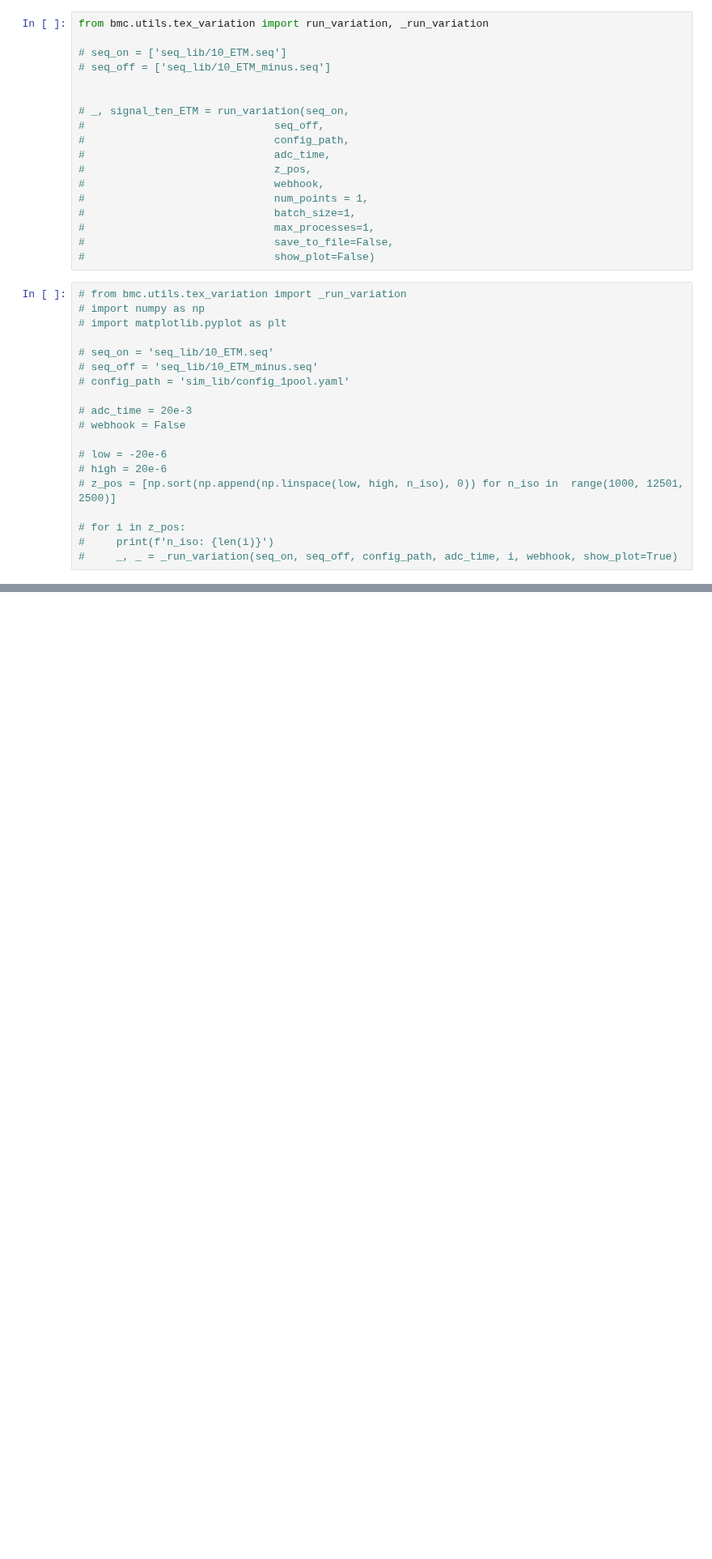
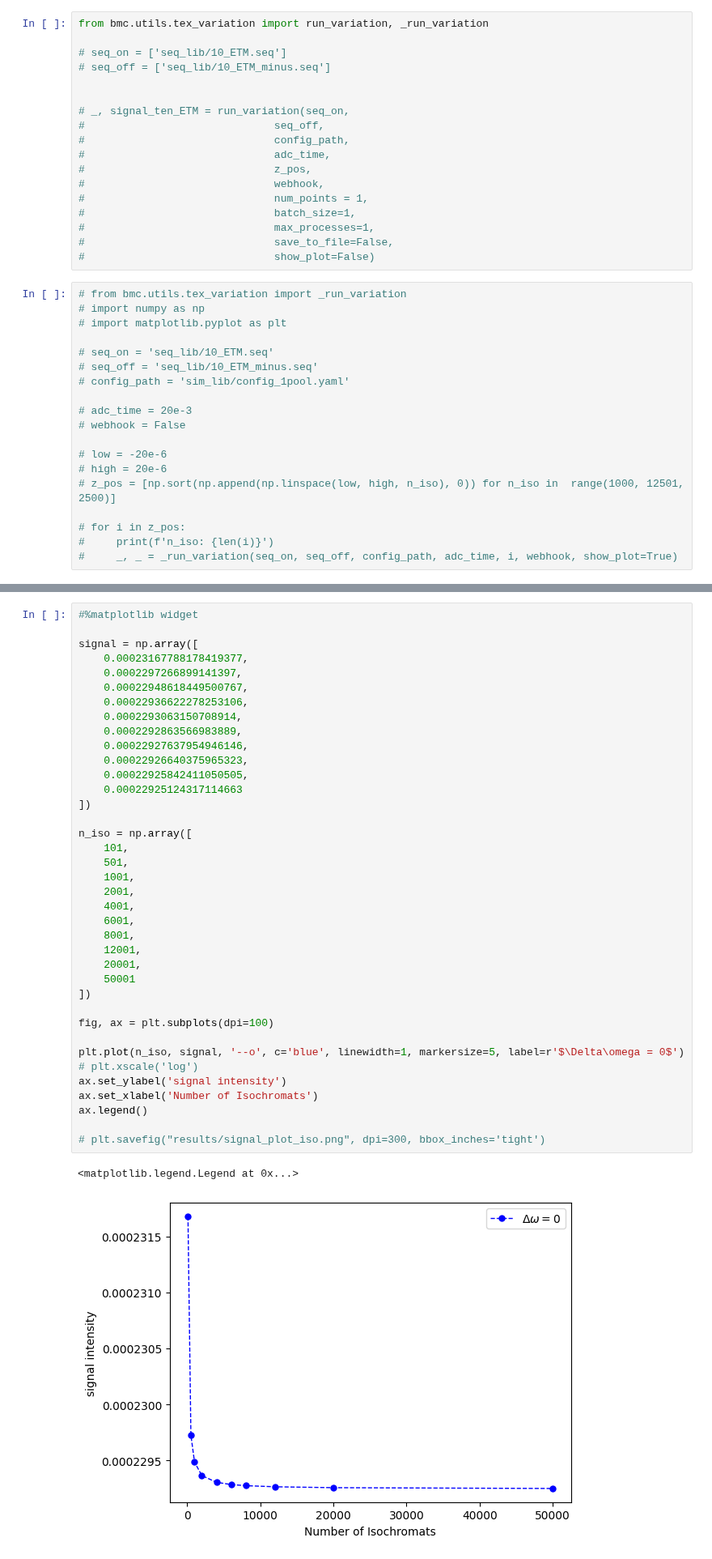
Before and after one commit to dantona02/optim, a Jupyter notebook: testing.ipynb, the cells around one changed output, grey strips where cells are left out. Shown at 81% size. Drawn from its saved outputs; the diff is of its cells as text; blank space fills up the shorter version.

Commit message:
Compared n_iso signal with dw=0

```diff
--- a/testing.ipynb
+++ b/testing.ipynb
@@ -246,0 +245,41 @@ n_iso: 501
+# %%
+#%matplotlib widget
+
+signal = np.array([
+    0.00023167788178419377,
+    0.0002297266899141397,
+    0.00022948618449500767,
+    0.00022936622278253106,
+    0.0002293063150708914,
+    0.0002292863566983889,
+    0.00022927637954946146,
+    0.00022926640375965323,
+    0.00022925842411050505,
+    0.00022925124317114663
+])
+
+n_iso = np.array([
+    101,
+    501,
+    1001,
+    2001,
+    4001,
+    6001,
+    8001,
+    12001,
+    20001,
+    50001
+])
+
+fig, ax = plt.subplots(dpi=100)
+
+plt.plot(n_iso, signal, '--o', c='blue', linewidth=1, markersize=5, label=r'$\Delta\omega = 0$')
+# plt.xscale('log')
+ax.set_ylabel('signal intensity')
+ax.set_xlabel('Number of Isochromats')
+ax.legend()
+
+# plt.savefig("results/signal_plot_iso.png", dpi=300, bbox_inches='tight')
+# %% [output]
+<matplotlib.legend.Legend at 0x...>
+[figure, added]
```
Also changed, not shown: parts of 6 cells of this notebook, 4 other files.
